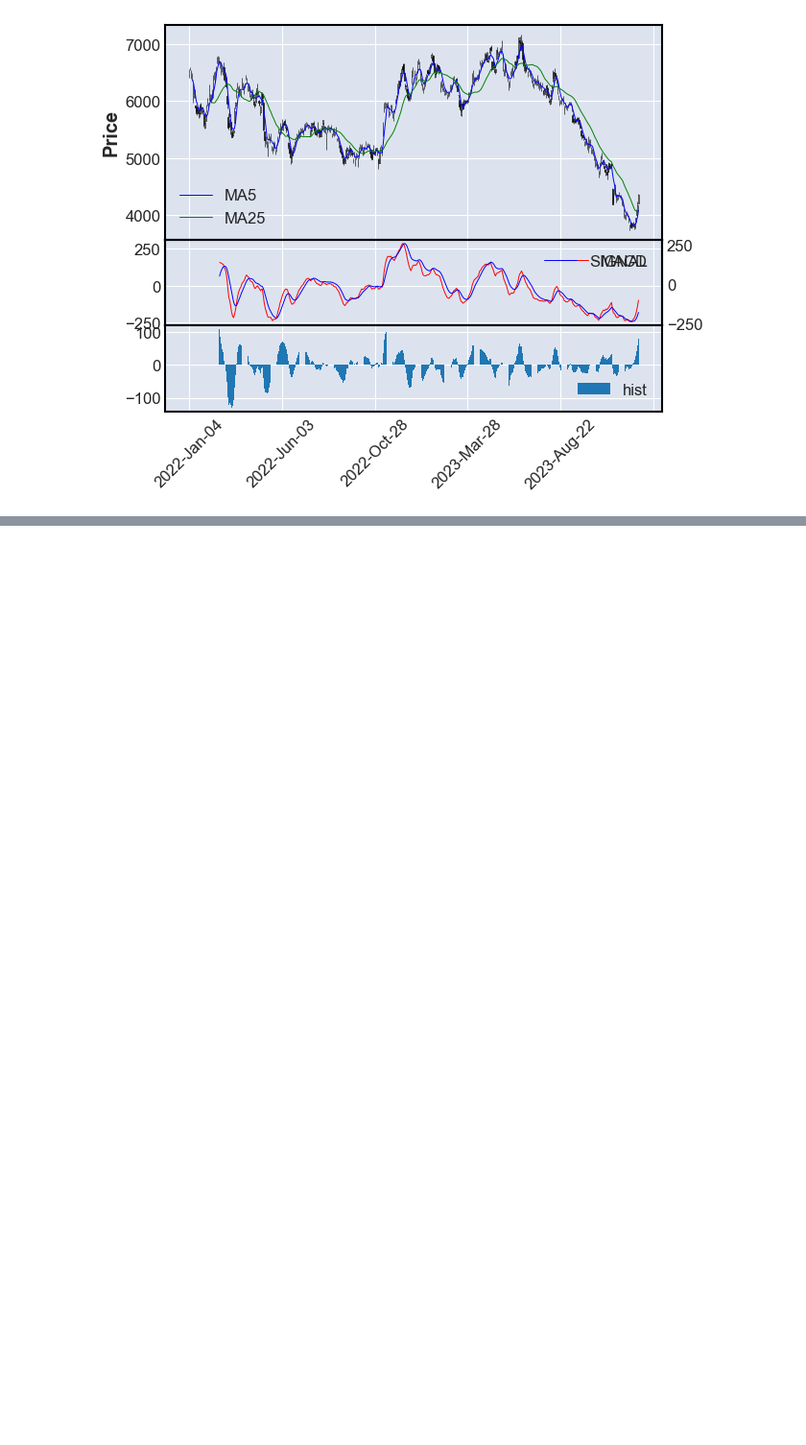
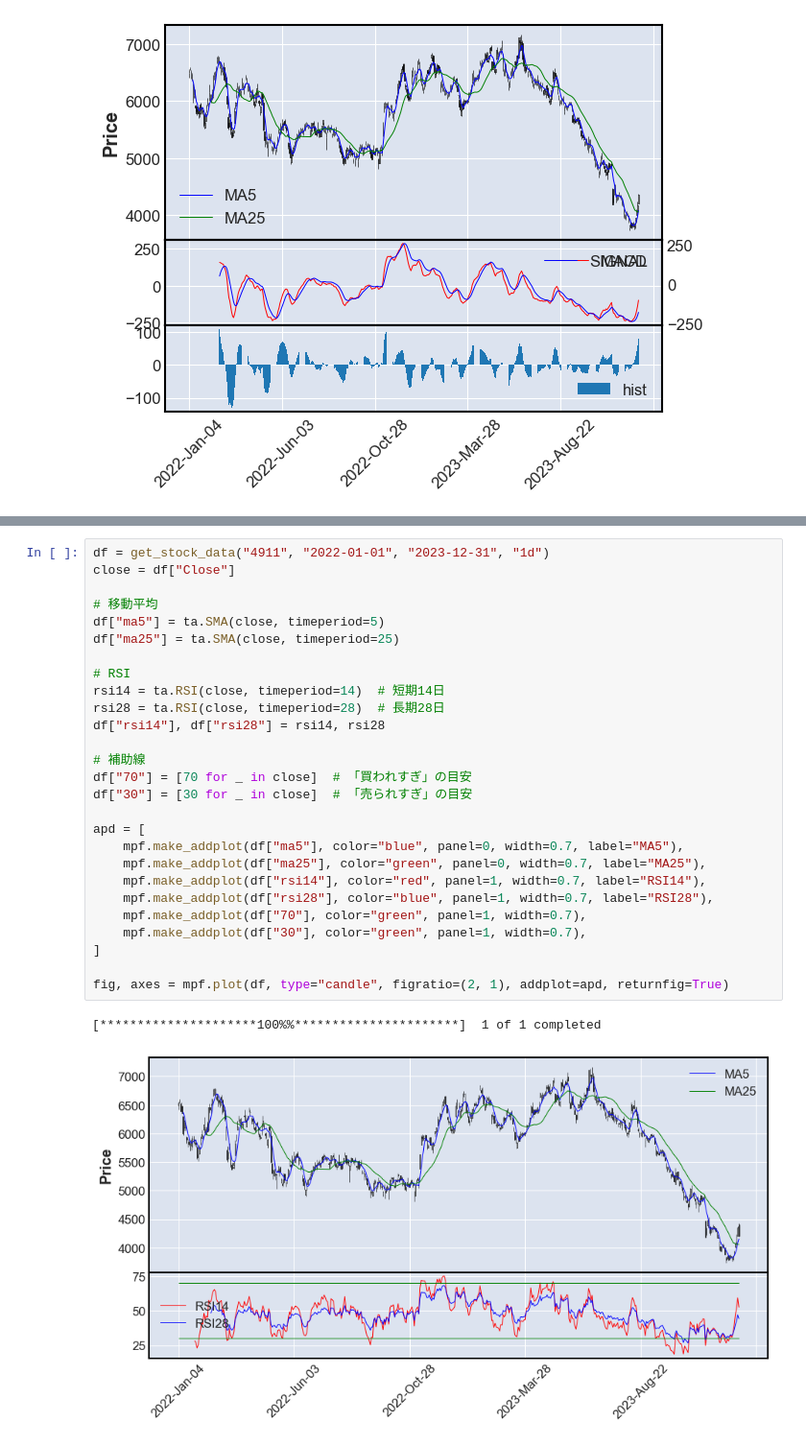
Before and after one commit to KOHTA0405/stock_price, a Jupyter notebook: stock_price.ipynb, the cells around one changed output, grey strips where cells are left out. Shown at 96% size. Cells and saved outputs as stored; diff of their text form; blank space fills up the shorter version.

```diff
--- a/stock_price.ipynb
+++ b/stock_price.ipynb
@@ -377,0 +387,30 @@ axes[4].legend(loc=0)
+# %%
+df = get_stock_data("4911", "2022-01-01", "2023-12-31", "1d")
+close = df["Close"]
+
+# 移動平均
+df["ma5"] = ta.SMA(close, timeperiod=5)
+df["ma25"] = ta.SMA(close, timeperiod=25)
+
+# RSI
+rsi14 = ta.RSI(close, timeperiod=14)  # 短期14日
+rsi28 = ta.RSI(close, timeperiod=28)  # 長期28日
+df["rsi14"], df["rsi28"] = rsi14, rsi28
+
+# 補助線
+df["70"] = [70 for _ in close]  # 「買われすぎ」の目安
+df["30"] = [30 for _ in close]  # 「売られすぎ」の目安
+
+apd = [
+    mpf.make_addplot(df["ma5"], color="blue", panel=0, width=0.7, label="MA5"),
+    mpf.make_addplot(df["ma25"], color="green", panel=0, width=0.7, label="MA25"),
+    mpf.make_addplot(df["rsi14"], color="red", panel=1, width=0.7, label="RSI14"),
+    mpf.make_addplot(df["rsi28"], color="blue", panel=1, width=0.7, label="RSI28"),
+    mpf.make_addplot(df["70"], color="green", panel=1, width=0.7),
+    mpf.make_addplot(df["30"], color="green", panel=1, width=0.7),
+]
+
+fig, axes = mpf.plot(df, type="candle", figratio=(2, 1), addplot=apd, returnfig=True)
+# %% [output]
+[*********************100%%**********************]  1 of 1 completed
+[figure, added]
```
Also changed, not shown: parts of 3 cells of this notebook.
